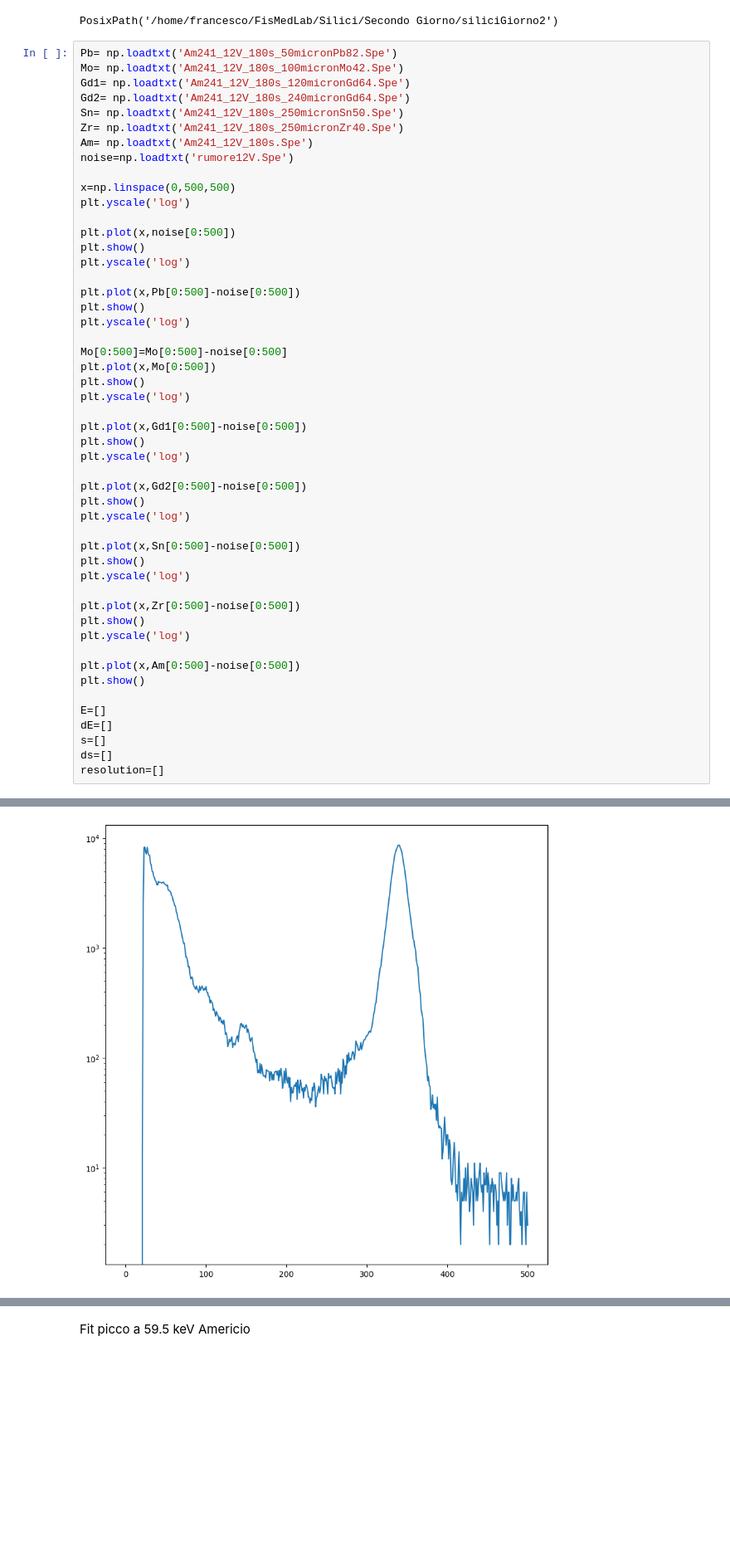
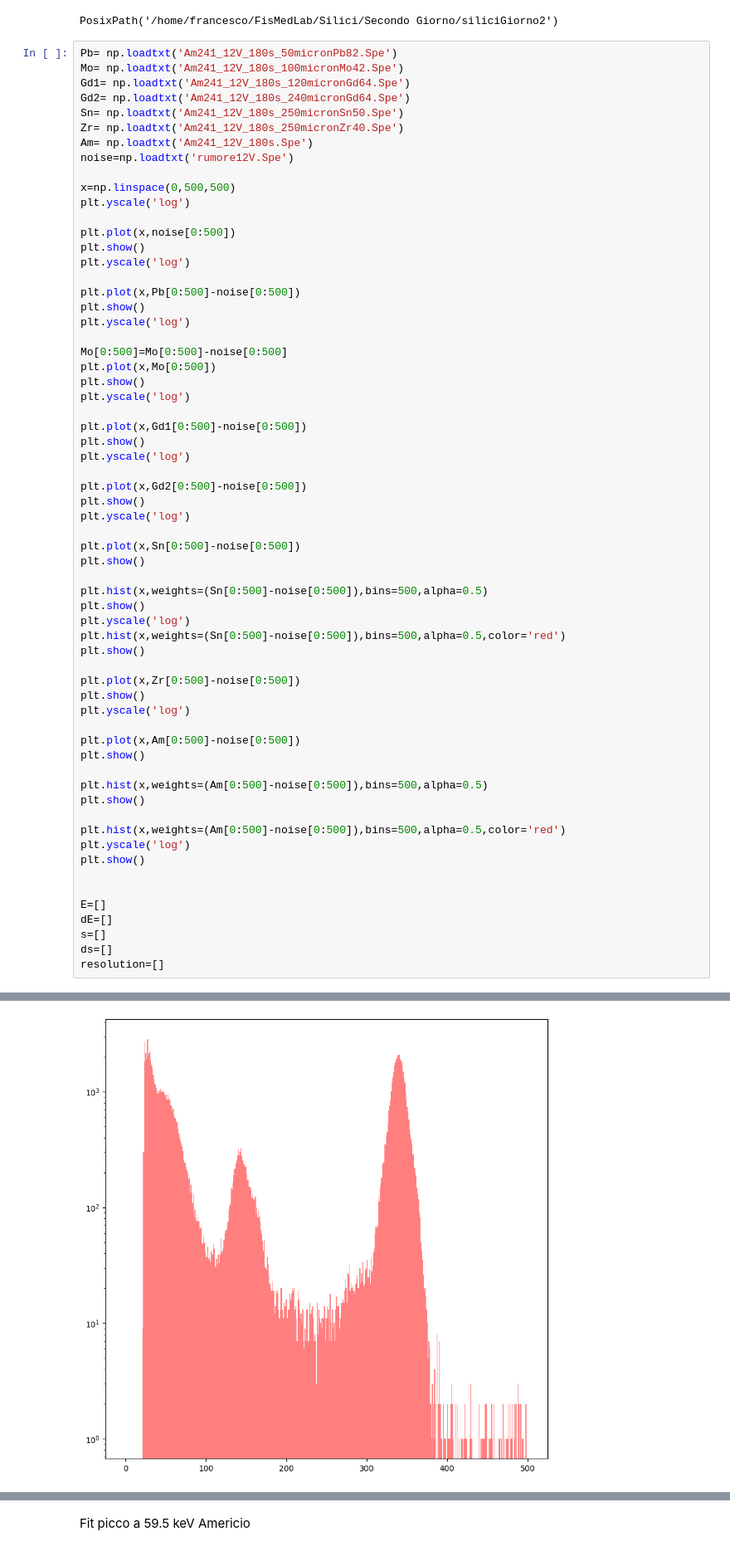
Before and after one commit to francescouni0/FisMedLab, a Jupyter notebook: Silici/Secondo Giorno/siliciGiorno2/fluorescenze.ipynb, the cells around one changed output, grey strips where cells are left out. Shown at 83% size. Saved outputs shown, nothing was run; the diff lists cells and outputs as text; blank space fills up the shorter version.

```diff
--- a/Silici/Secondo Giorno/siliciGiorno2/fluorescenze.ipynb
+++ b/Silici/Secondo Giorno/siliciGiorno2/fluorescenze.ipynb
@@ -44,7 +44,12 @@ plt.yscale('log')
 
 plt.plot(x,Sn[0:500]-noise[0:500])
 plt.show()
+
+plt.hist(x,weights=(Sn[0:500]-noise[0:500]),bins=500,alpha=0.5)
+plt.show()
 plt.yscale('log')
+plt.hist(x,weights=(Sn[0:500]-noise[0:500]),bins=500,alpha=0.5,color='red')
+plt.show()
 
 plt.plot(x,Zr[0:500]-noise[0:500])
 plt.show()
@@ -53,6 +58,14 @@ plt.yscale('log')
 plt.plot(x,Am[0:500]-noise[0:500])
 plt.show()
 
+plt.hist(x,weights=(Am[0:500]-noise[0:500]),bins=500,alpha=0.5)
+plt.show()
+
+plt.hist(x,weights=(Am[0:500]-noise[0:500]),bins=500,alpha=0.5,color='red')
+plt.yscale('log')
+plt.show()
+
+
 E=[]
 dE=[]
 s=[]
@@ -69 +82 @@ resolution=[]
-[figure, old version]
+[figure, new version]
```
Also changed, not shown: parts of 4 cells of this notebook, 10 other files.
